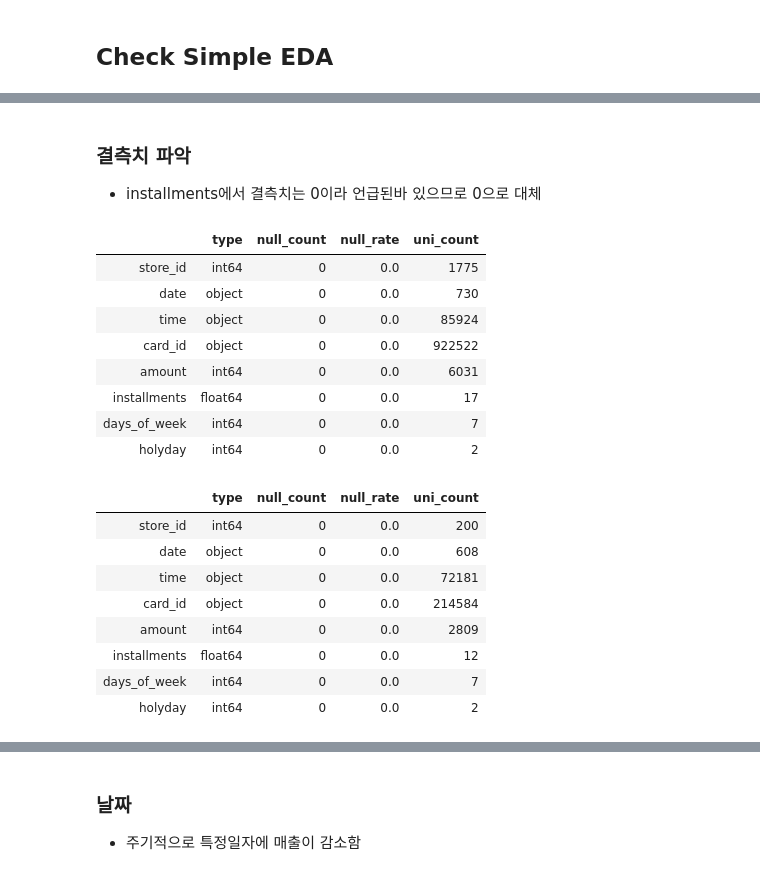
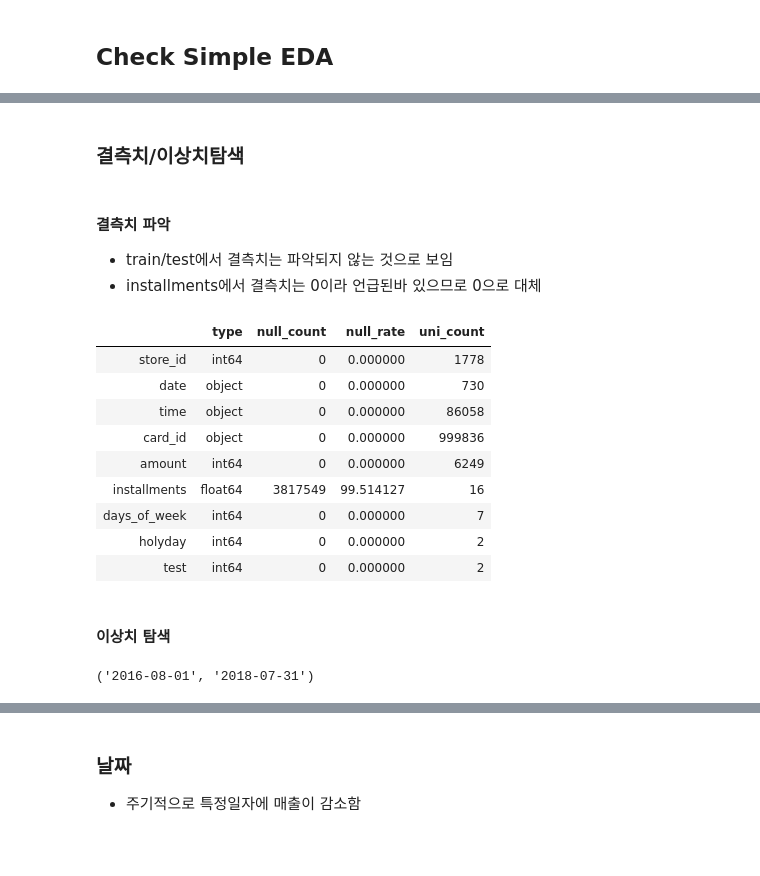
Before and after one commit to bbiyongel/Dacon_funda, a Jupyter notebook: EDA.ipynb, the cells around one changed output, grey strips where cells are left out. Drawn from its saved outputs; the diff is of its cells as text; code cells hidden in the pictures; blank space fills up the shorter version.

```diff
--- a/EDA.ipynb
+++ b/EDA.ipynb
@@ -34,0 +40,5 @@ train.head()
+# %%
+# train/test 결합
+train['test'] = 0
+test['test'] = 1
+merge_df = pd.concat([train,test])
@@ -35,5 +61,8 @@ train.head()
+# %% [markdown]
+### 결측치/이상치탐색
 # %% [markdown]
-### 결측치 파악
+#### 결측치 파악
+* train/test에서 결측치는 파악되지 않는 것으로 보임
 * installments에서 결측치는 0이라 언급된바 있으므로 0으로 대체
 # %%
 def info_df(data):
@@ -51,27 +80,16 @@ def info_df(data):
 
     return info_df
 # %%
-info_df(train)
+info_df(merge_df)
 # %% [output]
 |  | type | null_count | null_rate | uni_count |
-| store_id | int64 | 0 | 0.0 | 1775 |
-| date | object | 0 | 0.0 | 730 |
-| time | object | 0 | 0.0 | 85924 |
-| card_id | object | 0 | 0.0 | 922522 |
-| amount | int64 | 0 | 0.0 | 6031 |
-| installments | float64 | 0 | 0.0 | 17 |
-| days_of_week | int64 | 0 | 0.0 | 7 |
-| holyday | int64 | 0 | 0.0 | 2 |
+| store_id | int64 | 0 | 0.000000 | 1778 |
+| date | object | 0 | 0.000000 | 730 |
+| time | object | 0 | 0.000000 | 86058 |
+| card_id | object | 0 | 0.000000 | 999836 |
+| amount | int64 | 0 | 0.000000 | 6249 |
+| installments | float64 | 3817549 | 99.514127 | 16 |
+| days_of_week | int64 | 0 | 0.000000 | 7 |
+| holyday | int64 | 0 | 0.000000 | 2 |
+| test | int64 | 0 | 0.000000 | 2 |
-# %%
-info_df(test)
-# %% [output]
-|  | type | null_count | null_rate | uni_count |
-| store_id | int64 | 0 | 0.0 | 200 |
-| date | object | 0 | 0.0 | 608 |
-| time | object | 0 | 0.0 | 72181 |
-| card_id | object | 0 | 0.0 | 214584 |
-| amount | int64 | 0 | 0.0 | 2809 |
-| installments | float64 | 0 | 0.0 | 12 |
-| days_of_week | int64 | 0 | 0.0 | 7 |
-| holyday | int64 | 0 | 0.0 | 2 |
 # %%
@@ -79,0 +97,7 @@ test.installments.fillna(0, inplace = True)
+# %% [markdown]
+#### 이상치 탐색
+# %%
+#날짜
+merge_df.date.min(), merge_df.date.max()
+# %% [output]
+('2016-08-01', '2018-07-31')
```
Also changed, not shown: parts of 48 cells of this notebook.
